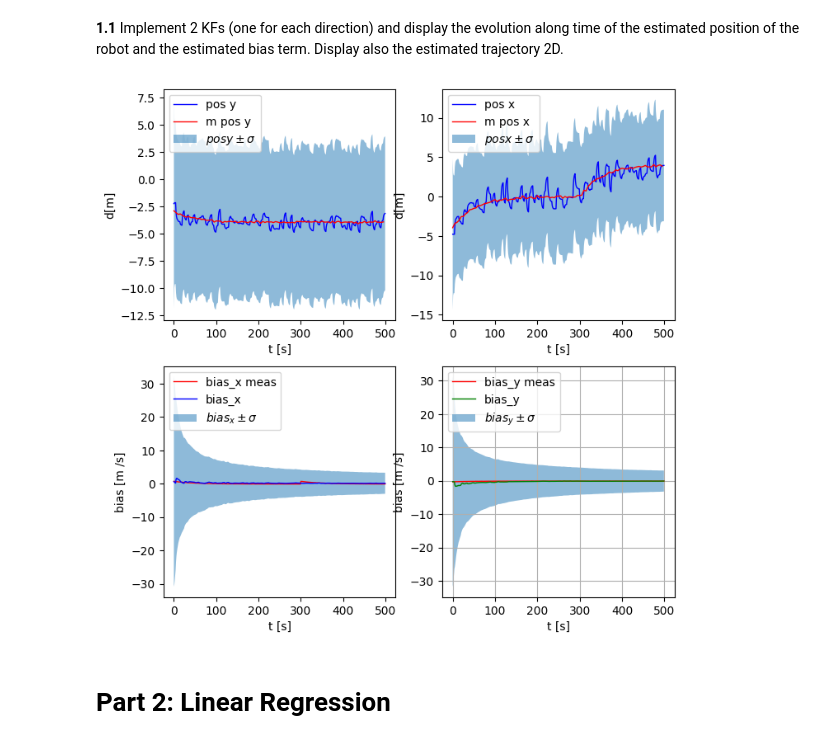
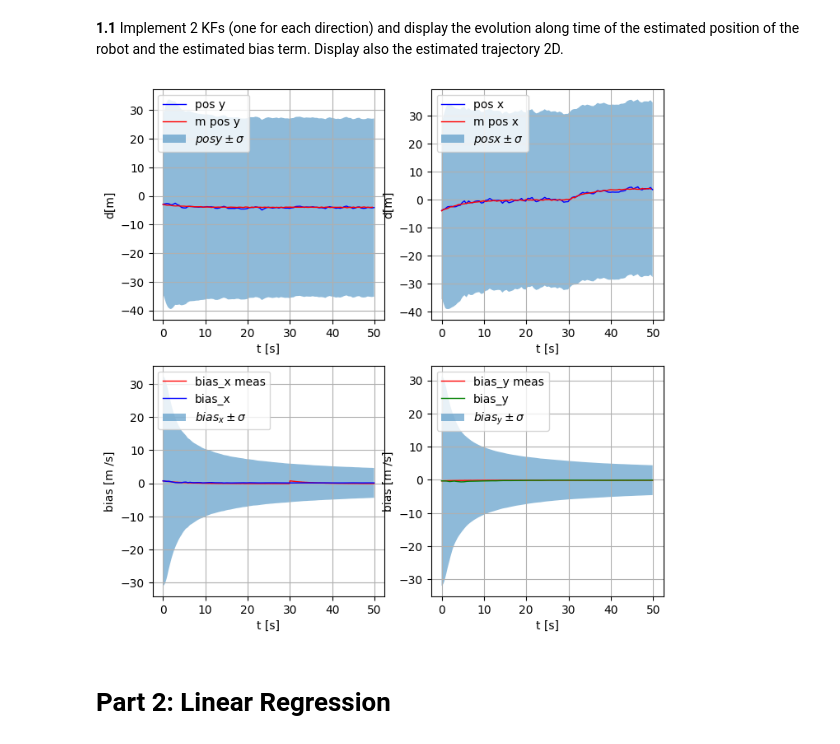
Before and after one commit to marianastvfs/ML2, a Jupyter notebook: ML_project1.ipynb, the cells around one changed output. Saved outputs shown, nothing was run; the diff lists cells and outputs as text; code cells hidden in the pictures.

```diff
--- a/ML_project1.ipynb
+++ b/ML_project1.ipynb
@@ -202,7 +202,7 @@ def kf_predict(X, P, A, Q, B, U):
     X = A@X + B@U
     P = A@P@A.T+Q
 
-    return (X, P)
+    return X, P
 
 
 def kf_update(X, P, Y, H, R):
@@ -212,40 +212,48 @@ def kf_update(X, P, Y, H, R):
     """
 
     IS = H @ P @ H.T + R
-    K = P@H.T@inv(IS)
+    K = P @ H.T @ np.linalg.inv(IS)
     X = X+K@(Y-H@X)
     P = P-K@IS@K.T
 
-    return (X, P)
+    return X, P, K
 
 # ....
 dtt = 0.1
 dtp = 0.5
 
+#condições iniciais
+
 Xx = np.array([ [x[0]], [vx[0]] ])
 Xy = np.array([ [y[0]], [vy[0]] ])
 
+
 Px = np.array([
-    [999 , 0.0],
-    [0.0 , 999],
+    [1000 , 0.0],
+    [0.0 , 1000],
 ])
 Py = np.array([
-    [999 , 0.0],
-    [0.0 , 999],
+    [1000 , 0.0],
+    [0.0 , 1000],
 ])
+
+#Inicialização
 
 A = np.array([
     [1.0, dtt],
     [0.0, 1.0]
 ])
 
-B = np.array( [ [dtt], [0.0]])
+B = np.array([[dtt], [0.0]])
 
-H= np.array([ [1.0 , 0.0]])
+H = np.array([[1.0, 0.0]])
 
-Q = np.array([[50.0, 0.0],
-              [0.0, 0.0]]) #############      #testar diferentes valores
-R = np.array( [ [100] ])
+Q = np.array([[100, 0.0],
+              [0.0, 0.0]]) #testar diferentes valores
+
+R = np.array( [ [10000] ])
+
+
 
 #
 # Kalman Filter loop
@@ -287,6 +295,11 @@ robot_posx = x[0]
 robot_biasy = 0
 robot_posy = y[0]
 
+time = 0.0
+Kx_list = list()
+Ky_list = list()
+
+
 for t in arange(0, N_iter):
 
     Ux = np.array([ [vx[t]] ])
@@ -304,7 +317,7 @@ for t in arange(0, N_iter):
     robot_posy+=robot_biasy*dtt
 
     if t%5 == 0:
-        robot_mtime.append(t)
+        robot_mtime.append(time)
         robot_mx.append(x[t].item())
         robot_my.append(y[t].item())
         Yx = np.array([[ x[t] + gnoise_x[t]  ]])
@@ -313,12 +326,20 @@ for t in arange(0, N_iter):
 
 
     (Xx,Px) = kf_predict(Xx, Px, A, Q, B, Ux)
-    (Xx,Px) = kf_update(Xx, Px, Yx, H, R)
+    (Xx,Px,K) = kf_update(Xx, Px, Yx, H, R)
+
+    Kx_list.append(K[0].item())
 
     (Xy,Py) = kf_predict(Xy, Py, A, Q, B, Ux)
-    (Xy,Py) = kf_update(Xy, Py, Yy, H, R)
+    (Xy,Py,K) = kf_update(Xy, Py, Yy, H, R)
 
-    robot_time.append(t)
+    Ky_list.append(K[0].item())
+
+
+
+
+
+    robot_time.append(time)
     robot_x.append(Xx[0].item())
     robot_y.append(Xy[0].item())
 
@@ -341,31 +362,12 @@ for t in arange(0, N_iter):
     robot_vy_up_bias.append(Xy[1].item() +  sqrt(Py[1][1]))
     robot_vy_down_bias.append(Xy[1].item()-  sqrt(Py[1][1]))
 
-
-#   (X, P) = ...
-
-#   if t%5 ==0:
-#     (X, P) = ...
+    time += dtt
 
 
-# End For Loop
 
-
+#Plots
 fig = plt.figure(figsize=(8,8))
-# d
-#chart1 = fig.add_subplot(1,1,1)
-#chart1.plot(robot_time, robot_x, label='pos x', c="b", linewidth=1)
-#chart1.plot(robot_mtime, robot_mx, label='pos x', c="r", linewidth=1)
-#plt.legend(loc='upper left')
-#chart1.set_ylabel('d[m]')
-#chart1.set_xlabel('t [s]')
-
-#chart2 = fig.add_subplot(2,1,2)
-#chart2.plot(robot_time, robot_y, label='pos y', c="b", linewidth=1)
-#chart2.plot(robot_mtime, robot_my, label='pos y', c="r", linewidth=1)
-#plt.legend(loc='upper left')
-#chart2.set_ylabel('d[m]')
-#chart2.set_xlabel('t [s]')
 
 chart2 = fig.add_subplot(2,2,1)
 chart2.plot(robot_time, robot_y, label='pos y', c="b", linewidth=1)
@@ -374,35 +376,41 @@ chart2.fill_between(robot_time, posy_down, posy_up, alpha=0.5, linewidth=1, labe
 plt.legend(loc='upper left')
 chart2.set_ylabel('d[m]')
 chart2.set_xlabel('t [s]')
+plt.grid()
 
 chart3 = fig.add_subplot(2,2,2)
 chart3.plot(robot_time, robot_x, label='pos x', c="b", linewidth=1)
 chart3.plot(robot_mtime, robot_mx, label='m pos x', c="r", linewidth=1)
 chart3.fill_between(robot_time, posx_down, posx_up, alpha=0.5, linewidth=1, label='$pos x\pm\sigma$')
 plt.legend(loc='upper left')
 chart3.set_ylabel('d[m]')
 chart3.set_xlabel('t [s]')
+plt.grid()
 
 chart4 = fig.add_subplot(2,2,3)
 chart4.plot(robot_time, robot_vx_meas, label='bias_x meas', c="r", linewidth=1)
 chart4.plot(robot_time, robot_vx_bias, label='bias_x', c="b", linewidth=1)
 chart4.fill_between(robot_time, robot_vx_down_bias, robot_vx_up_bias, alpha=0.5, linewidth=1, label='$bias_x\pm\sigma$')
 plt.legend(loc='upper left')
 chart4.set_ylabel('bias [m /s]')
 chart4.set_xlabel('t [s]')
+plt.grid()
 
 chart5 = fig.add_subplot(2,2,4)
 chart5.plot(robot_time, robot_vy_meas, label='bias_y meas', c="r", linewidth=1)
 chart5.plot(robot_time, robot_vy_bias, label='bias_y', c="g", linewidth=1)
 chart5.fill_between(robot_time, robot_vy_down_bias, robot_vy_up_bias, alpha=0.5, linewidth=1, label='$bias_y\pm\sigma$')
 plt.legend(loc='upper left')
 chart5.set_ylabel('bias [m /s]')
 chart5.set_xlabel('t [s]')
+plt.grid()
 
-plt.grid()
+#plt.figure()
+#plt.plot(robot_time, Kx_list)
+#plt.grid()
 plt.show()
 # %% [output]
-[figure, old version]
+[figure, new version]
 # %% [markdown]
 # **Part 2: Linear Regression**
 # %% [markdown]
```
Also changed, not shown: parts of 4 cells of this notebook.
